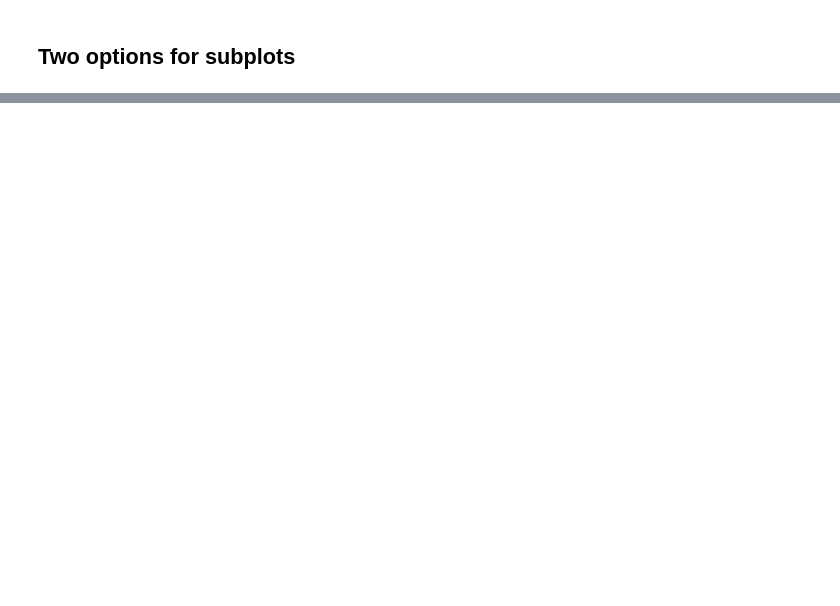
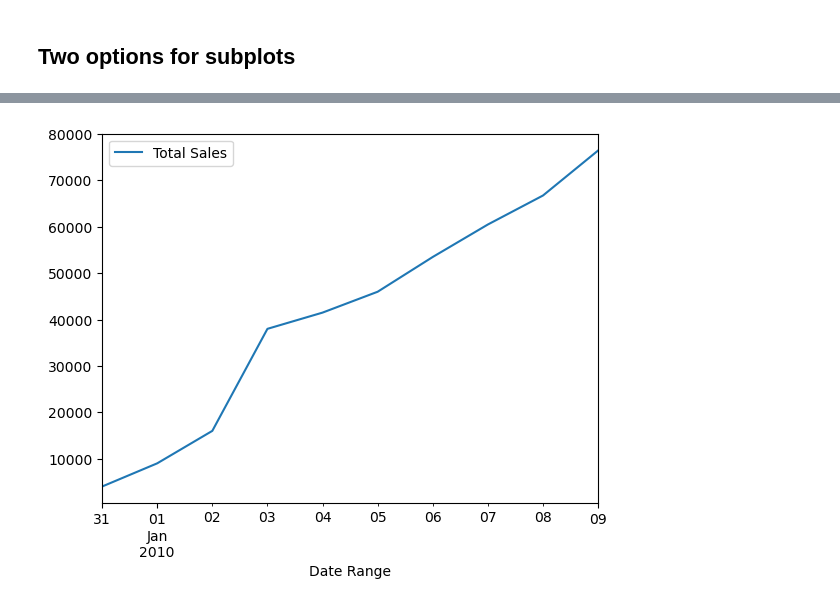
Before and after one commit to SmayanKulkarni/AI-and-ML-Course, a Jupyter notebook: sample_project/introduction-to-matplotlib.ipynb, the cells around one changed output, grey strips where cells are left out. Drawn from its saved outputs; the diff is of its cells as text; code cells hidden in the pictures; blank space fills up the shorter version.

```diff
--- a/sample_project/introduction-to-matplotlib.ipynb
+++ b/sample_project/introduction-to-matplotlib.ipynb
@@ -149,0 +174,4 @@ ax[1,1].barh(list(x+23*9),list( x+205))
+# %%
+car_sales["Price"] = car_sales["Price"].str.replace('$', '')
+car_sales["Price"] = car_sales["Price"].str.replace(',', '')
+car_sales
@@ -149,0 +190,2 @@ ax[1,1].barh(list(x+23*9),list( x+205))
+# %%
+car_sales["Price"] = car_sales["Price"].astype(float)
@@ -149,0 +196,2 @@ ax[1,1].barh(list(x+23*9),list( x+205))
+# %%
+car_sales["Date Range"] = pd.date_range("12-31-2009", periods=len(car_sales))
@@ -149,0 +212,2 @@ ax[1,1].barh(list(x+23*9),list( x+205))
+# %%
+car_sales["Total Sales"]= car_sales["Price"].cumsum()
@@ -149,0 +228,4 @@ ax[1,1].barh(list(x+23*9),list( x+205))
+# %%
+car_sales.plot(x = 'Date Range', y = 'Total Sales');
+# %% [output]
+[figure, added]
```
Also changed, not shown: parts of 35 cells of this notebook.
